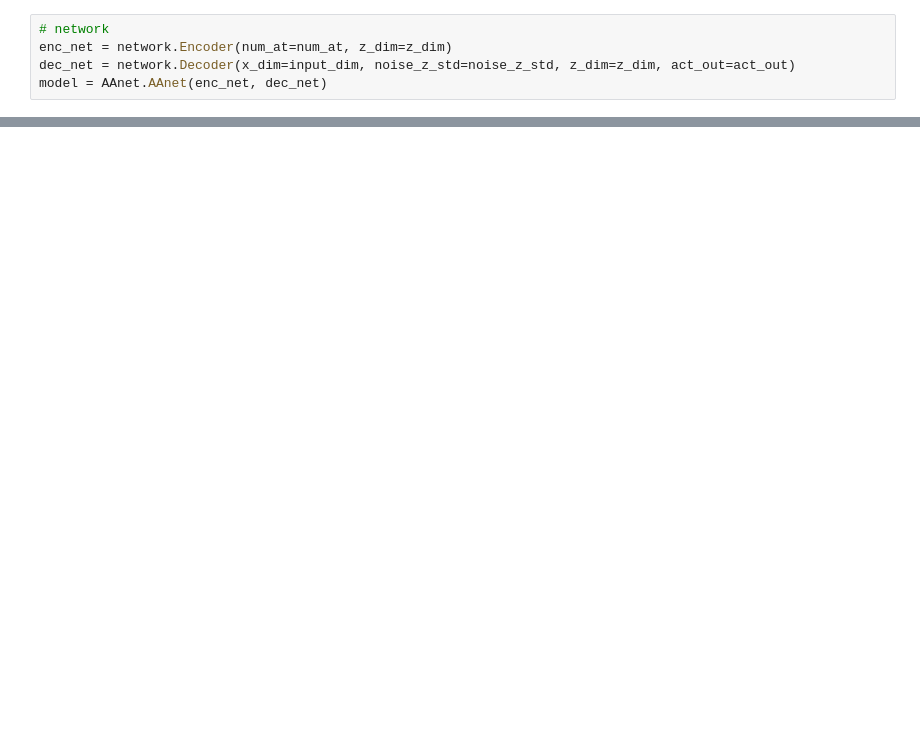
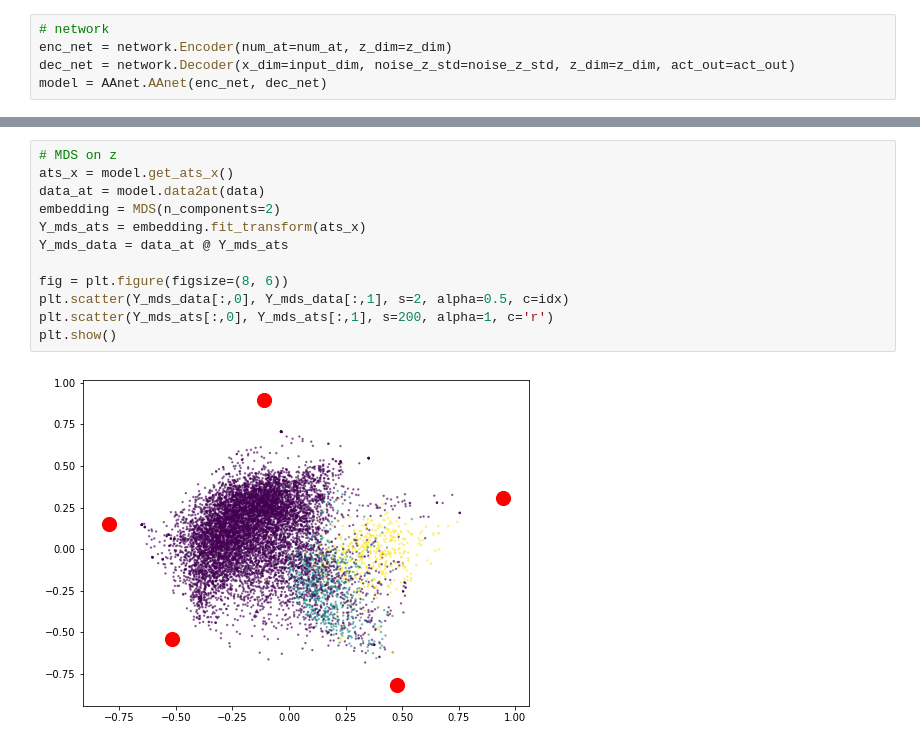
Before and after one commit to KrishnaswamyLab/AAnet, a Jupyter notebook: test_AG.ipynb, the cells around one changed output, grey strips where cells are left out. Cells and saved outputs as stored; diff of their text form; blank space fills up the shorter version.

```diff
--- a/test_AG.ipynb
+++ b/test_AG.ipynb
@@ -97,0 +119,14 @@ model.plot_at_pca(data, c=idx)
+# %%
+# MDS on z
+ats_x = model.get_ats_x()
+data_at = model.data2at(data)
+embedding = MDS(n_components=2)
+Y_mds_ats = embedding.fit_transform(ats_x)
+Y_mds_data = data_at @ Y_mds_ats
+
+fig = plt.figure(figsize=(8, 6))
+plt.scatter(Y_mds_data[:,0], Y_mds_data[:,1], s=2, alpha=0.5, c=idx)
+plt.scatter(Y_mds_ats[:,0], Y_mds_ats[:,1], s=200, alpha=1, c='r')
+plt.show()
+# %% [output]
+[figure, added]
```
Also changed, not shown: parts of 24 cells of this notebook, 5 other files.
